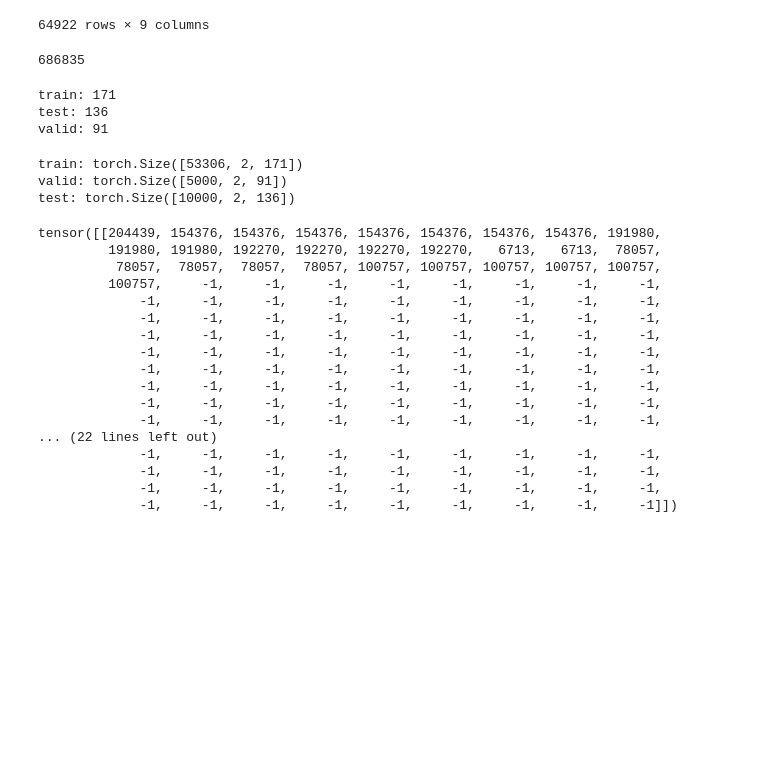
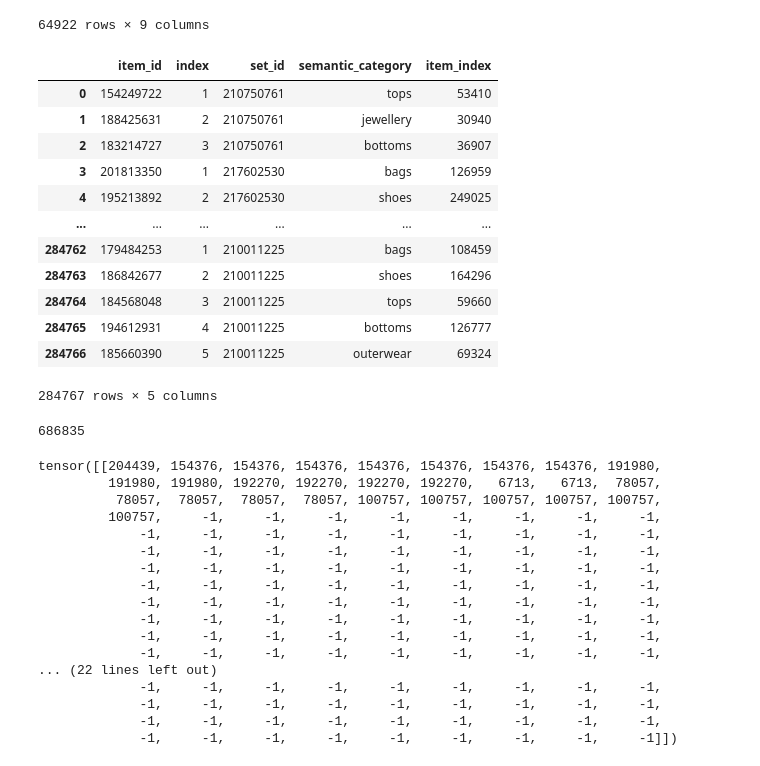
Before and after one commit to Alijgh003/StyleMind-GNN, a Jupyter notebook: creating_edge_indices.ipynb, the cells around one changed output. Cells and saved outputs as stored; diff of their text form; code cells hidden in the pictures; blank space fills up the shorter version.

```diff
--- a/creating_edge_indices.ipynb
+++ b/creating_edge_indices.ipynb
@@ -140,40 +153,37 @@ valid_edges_df
 | 156625 | 177631348 | 8 | 205679578 | scarves | 153451 | 179329186 | 3 | ... |
 | 156627 | 177631348 | 8 | 205679578 | scarves | 153451 | 192575701 | 5 | ... |
 64922 rows × 9 columns
+# %%
+train_outfits_df
+# %% [output]
+|  | item_id | index | set_id | semantic_category | item_index |
+| 0 | 154249722 | 1 | 210750761 | tops | 53410 |
+| 1 | 188425631 | 2 | 210750761 | jewellery | 30940 |
+| 2 | 183214727 | 3 | 210750761 | bottoms | 36907 |
+| 3 | 201813350 | 1 | 217602530 | bags | 126959 |
+| 4 | 195213892 | 2 | 217602530 | shoes | 249025 |
+| ... | ... | ... | ... | ... | ... |
+| 284762 | 179484253 | 1 | 210011225 | bags | 108459 |
+| 284763 | 186842677 | 2 | 210011225 | shoes | 164296 |
+| 284764 | 184568048 | 3 | 210011225 | tops | 59660 |
+| 284765 | 194612931 | 4 | 210011225 | bottoms | 126777 |
+| 284766 | 185660390 | 5 | 210011225 | outerwear | 69324 |
+284767 rows × 5 columns
 # %%
 len(train_edges_df)
 # %% [output]
 686835
 # %%
-def get_maximum_number_of_edge_in_outfit(edges_df):
-  maximum_number_of_edges = edges_df.groupby("set_id")['index_y'].count().max()
+def get_maximum_number_of_edge_in_outfit(edges_df,group_by, select_by="index_y"):
+  maximum_number_of_edges = edges_df.groupby(group_by)[select_by].count().max()
   return maximum_number_of_edges
-
-print(f'train: {get_maximum_number_of_edge_in_outfit(train_edges_df)}')
-print(f'test: {get_maximum_number_of_edge_in_outfit(test_edges_df)}')
-print(f'valid: {get_maximum_number_of_edge_in_outfit(valid_edges_df)}')
-# %% [output]
-train: 171
-test: 136
-valid: 91
 # %%
 import torch
-def create_edge_index_tensor(edges_df,split,datasets_path=None, save=True):
-  maximum_number_of_edges = get_maximum_number_of_edge_in_outfit(edges_df)
-  edge_index_by_setid_df = edges_df.groupby("set_id")[['item_index_x','item_index_y']].apply(lambda x: list(zip(x['item_index_x'],x['item_index_y'])))
+def create_edge_index_tensor(edges_df,split,group_by="set_id",datasets_path=None, save=True):
+  maximum_number_of_edges = get_maximum_number_of_edge_in_outfit(edges_df,group_by)
+  edge_index_by_setid_df = edges_df.groupby(group_by)[['item_index_x','item_index_y']].apply(lambda x: list(zip(x['item_index_x'],x['item_index_y'])))
   edge_index_list = [[*i, *[(-1,-1)]*(maximum_number_of_edges - len(i))] for i in edge_index_by_setid_df]
   edge_index_tensor = torch.tensor(edge_index_list).mT
   if(save):
     torch.save(edge_index_tensor,path.join(datasets_path,split+"_edge_index.pth"))
   return edge_index_tensor
-
-train_edge_index_tensor = create_edge_index_tensor(train_edges_df,"train",datasets_path, True)
-valid_edge_index_tensor = create_edge_index_tensor(valid_edges_df,"valid",datasets_path, True)
-test_edge_index_tensor = create_edge_index_tensor(test_edges_df,"test",datasets_path, True)
-print(f'train: {train_edge_index_tensor.shape}')
-print(f'valid: {valid_edge_index_tensor.shape}')
-print(f'test: {test_edge_index_tensor.shape}')
-# %% [output]
-train: torch.Size([53306, 2, 171])
-valid: torch.Size([5000, 2, 91])
-test: torch.Size([10000, 2, 136])
```
Also changed, not shown: parts of 14 cells of this notebook.
